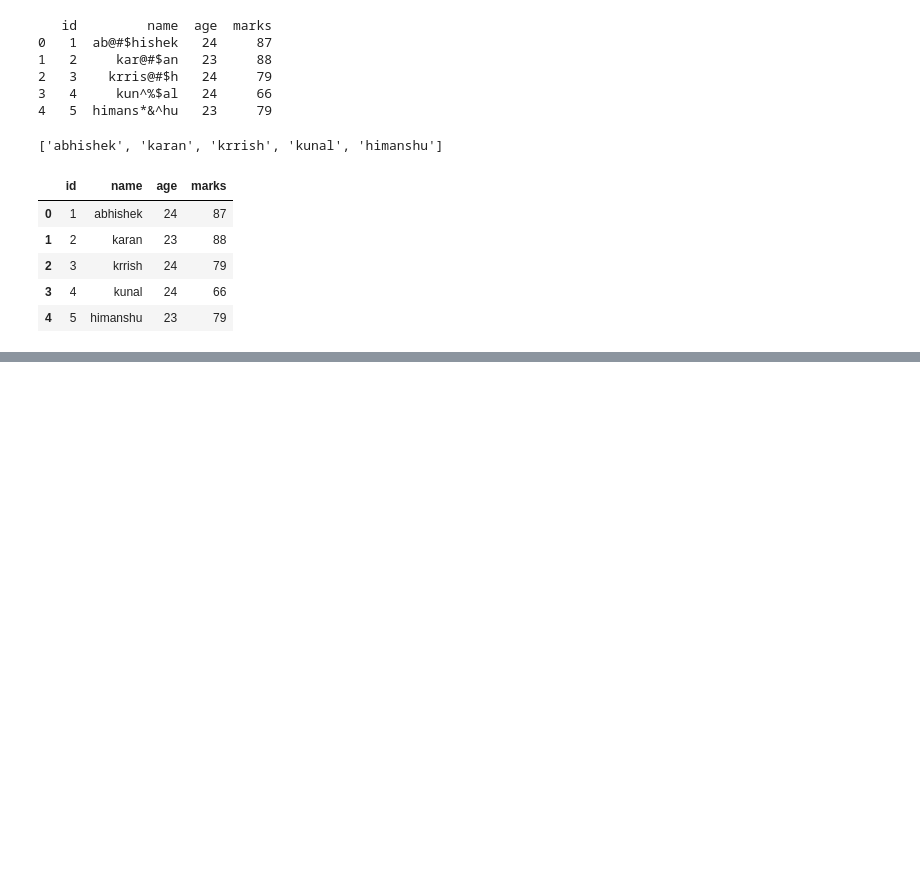
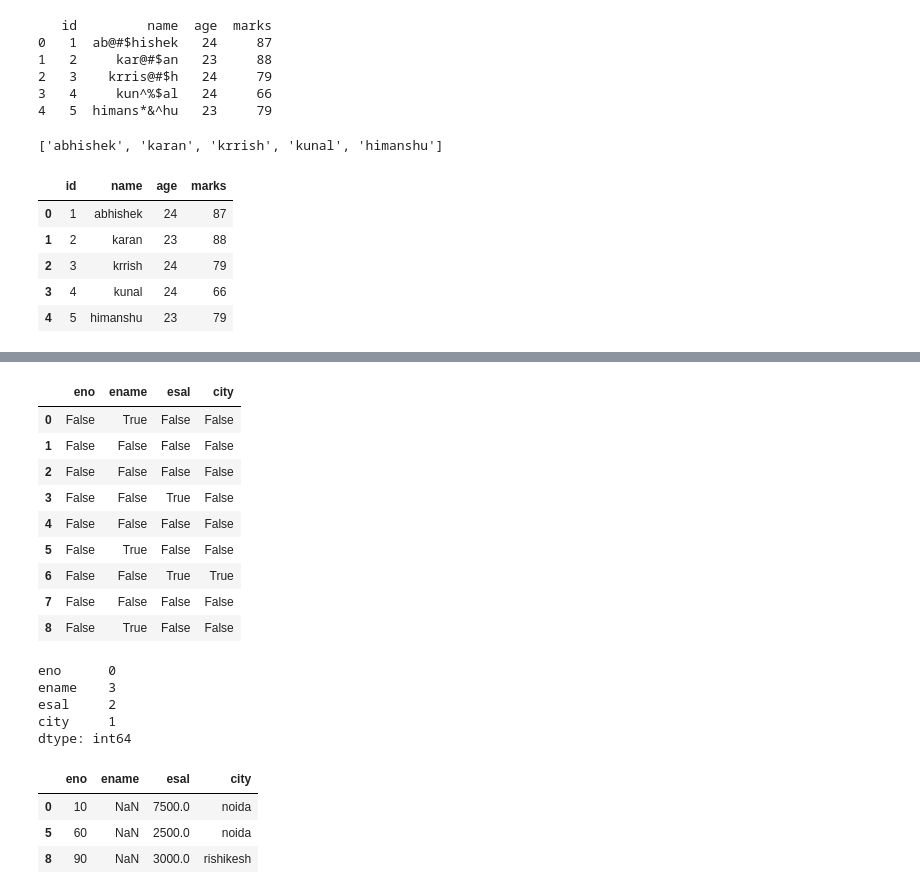
Before and after one commit to abhishekmorya1/DataScience, a Jupyter notebook: Prime/Pandas/pandas2.ipynb, the cells around one changed output, grey strips where cells are left out. Cells and saved outputs as stored; diff of their text form; code cells hidden in the pictures; blank space fills up the shorter version.

```diff
--- a/Prime/Pandas/pandas2.ipynb
+++ b/Prime/Pandas/pandas2.ipynb
@@ -689,0 +757,30 @@ print(df)
+# %%
+df.isna()
+# %% [output]
+|  | eno | ename | esal | city |
+| 0 | False | True | False | False |
+| 1 | False | False | False | False |
+| 2 | False | False | False | False |
+| 3 | False | False | True | False |
+| 4 | False | False | False | False |
+| 5 | False | True | False | False |
+| 6 | False | False | True | True |
+| 7 | False | False | False | False |
+| 8 | False | True | False | False |
+# %%
+df.isnull().sum()
+# %% [output]
+eno      0
+ename    3
+esal     2
+city     1
+dtype: int64
+# %%
+df[df["ename"].isnull()]
+
+is used to display all rows where the ename column contains missing (NaN or None) values.
+# %% [output]
+|  | eno | ename | esal | city |
+| 0 | 10 | NaN | 7500.0 | noida |
+| 5 | 60 | NaN | 2500.0 | noida |
+| 8 | 90 | NaN | 3000.0 | rishikesh |
```
Also changed, not shown: parts of 10 cells of this notebook, 3 other files.
